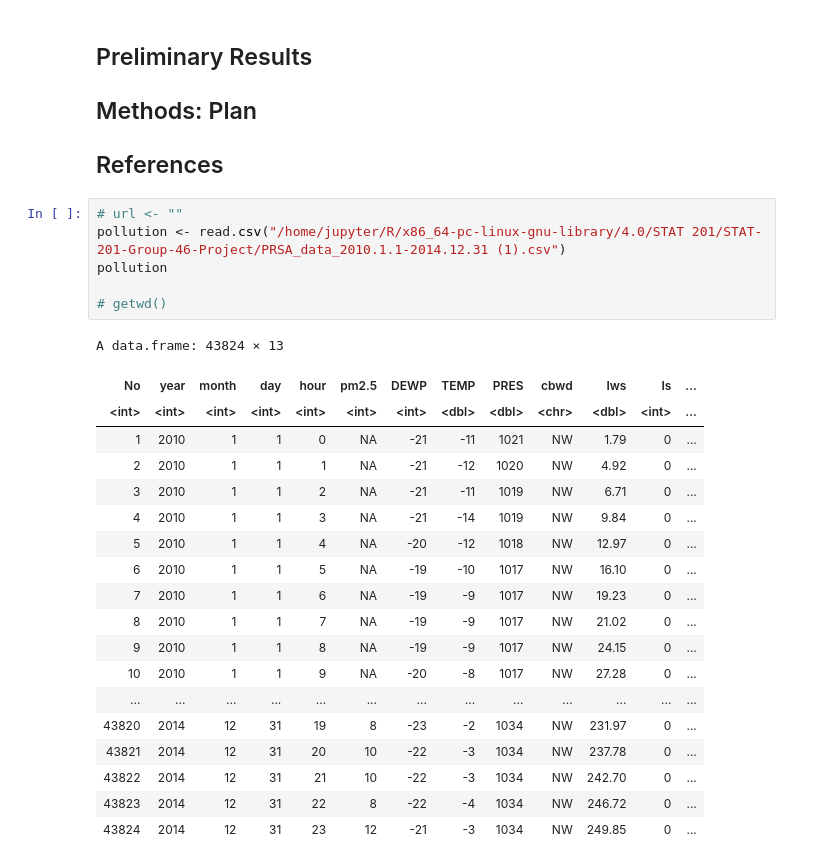
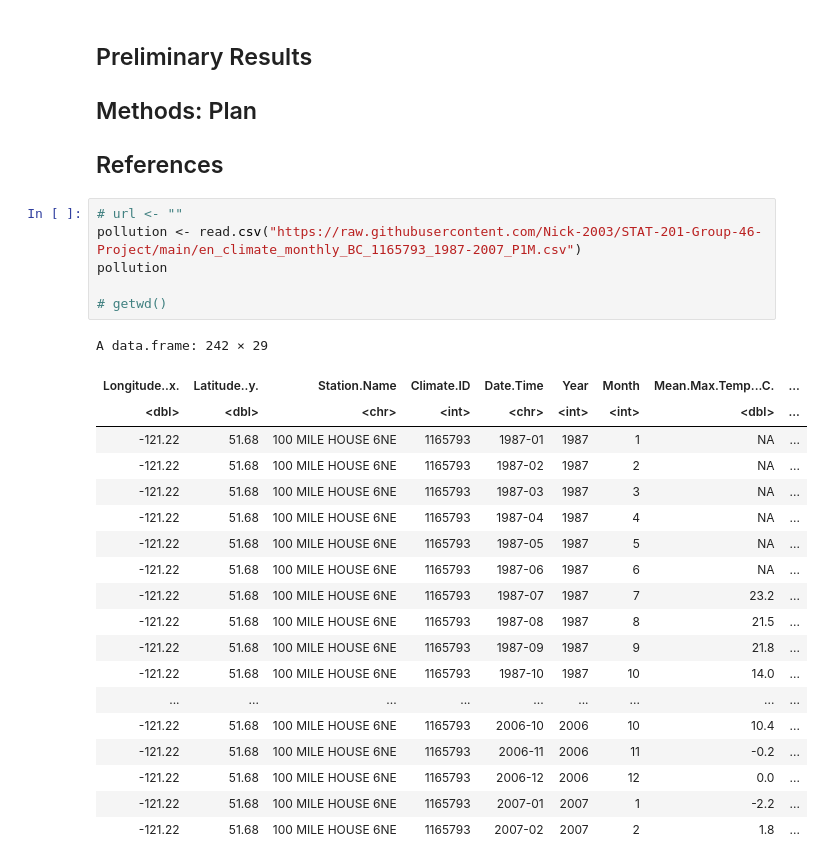
Before and after one commit to Nick-2003/STAT-201-Group-46-Project, a Jupyter notebook: STAT_201_Group_46_Project_Proposal.ipynb, the cells around one changed output. Cells and saved outputs as stored; diff of their text form.

```diff
--- a/STAT_201_Group_46_Project_Proposal.ipynb
+++ b/STAT_201_Group_46_Project_Proposal.ipynb
@@ -27,27 +27,27 @@ library(taxyvr)
 ## References
 # %%
 # url <- ""
-pollution <- read.csv("/home/jupyter/R/x86_64-pc-linux-gnu-library/4.0/STAT 201/STAT-201-Group-46-Project/PRSA_data_2010.1.1-2014.12.31 (1).csv")
+pollution <- read.csv("https://raw.githubusercontent.com/Nick-2003/STAT-201-Group-46-Project/main/en_climate_monthly_BC_1165793_1987-2007_P1M.csv")
 pollution
 
 # getwd()
 # %% [output]
-A data.frame: 43824 × 13
+A data.frame: 242 × 29
-| No | year | month | day | hour | pm2.5 | DEWP | TEMP | PRES | cbwd | Iws | Is | ... |
-| <int> | <int> | <int> | <int> | <int> | <int> | <int> | <dbl> | <dbl> | <chr> | <dbl> | <int> | ... |
-| 1 | 2010 | 1 | 1 | 0 | NA | -21 | -11 | 1021 | NW | 1.79 | 0 | ... |
-| 2 | 2010 | 1 | 1 | 1 | NA | -21 | -12 | 1020 | NW | 4.92 | 0 | ... |
-| 3 | 2010 | 1 | 1 | 2 | NA | -21 | -11 | 1019 | NW | 6.71 | 0 | ... |
-| 4 | 2010 | 1 | 1 | 3 | NA | -21 | -14 | 1019 | NW | 9.84 | 0 | ... |
-| 5 | 2010 | 1 | 1 | 4 | NA | -20 | -12 | 1018 | NW | 12.97 | 0 | ... |
-| 6 | 2010 | 1 | 1 | 5 | NA | -19 | -10 | 1017 | NW | 16.10 | 0 | ... |
-| 7 | 2010 | 1 | 1 | 6 | NA | -19 | -9 | 1017 | NW | 19.23 | 0 | ... |
-| 8 | 2010 | 1 | 1 | 7 | NA | -19 | -9 | 1017 | NW | 21.02 | 0 | ... |
-| 9 | 2010 | 1 | 1 | 8 | NA | -19 | -9 | 1017 | NW | 24.15 | 0 | ... |
-| 10 | 2010 | 1 | 1 | 9 | NA | -20 | -8 | 1017 | NW | 27.28 | 0 | ... |
-| ... | ... | ... | ... | ... | ... | ... | ... | ... | ... | ... | ... | ... |
-| 43820 | 2014 | 12 | 31 | 19 | 8 | -23 | -2 | 1034 | NW | 231.97 | 0 | ... |
-| 43821 | 2014 | 12 | 31 | 20 | 10 | -22 | -3 | 1034 | NW | 237.78 | 0 | ... |
-| 43822 | 2014 | 12 | 31 | 21 | 10 | -22 | -3 | 1034 | NW | 242.70 | 0 | ... |
-| 43823 | 2014 | 12 | 31 | 22 | 8 | -22 | -4 | 1034 | NW | 246.72 | 0 | ... |
-| 43824 | 2014 | 12 | 31 | 23 | 12 | -21 | -3 | 1034 | NW | 249.85 | 0 | ... |
+| Longitude..x. | Latitude..y. | Station.Name | Climate.ID | Date.Time | Year | Month | Mean.Max.Temp...C. | ... |
+| <dbl> | <dbl> | <chr> | <int> | <chr> | <int> | <int> | <dbl> | ... |
+| -121.22 | 51.68 | 100 MILE HOUSE 6NE | 1165793 | 1987-01 | 1987 | 1 | NA | ... |
+| -121.22 | 51.68 | 100 MILE HOUSE 6NE | 1165793 | 1987-02 | 1987 | 2 | NA | ... |
+| -121.22 | 51.68 | 100 MILE HOUSE 6NE | 1165793 | 1987-03 | 1987 | 3 | NA | ... |
+| -121.22 | 51.68 | 100 MILE HOUSE 6NE | 1165793 | 1987-04 | 1987 | 4 | NA | ... |
+| -121.22 | 51.68 | 100 MILE HOUSE 6NE | 1165793 | 1987-05 | 1987 | 5 | NA | ... |
+| -121.22 | 51.68 | 100 MILE HOUSE 6NE | 1165793 | 1987-06 | 1987 | 6 | NA | ... |
+| -121.22 | 51.68 | 100 MILE HOUSE 6NE | 1165793 | 1987-07 | 1987 | 7 | 23.2 | ... |
+| -121.22 | 51.68 | 100 MILE HOUSE 6NE | 1165793 | 1987-08 | 1987 | 8 | 21.5 | ... |
+| -121.22 | 51.68 | 100 MILE HOUSE 6NE | 1165793 | 1987-09 | 1987 | 9 | 21.8 | ... |
+| -121.22 | 51.68 | 100 MILE HOUSE 6NE | 1165793 | 1987-10 | 1987 | 10 | 14.0 | ... |
+| ... | ... | ... | ... | ... | ... | ... | ... | ... |
+| -121.22 | 51.68 | 100 MILE HOUSE 6NE | 1165793 | 2006-10 | 2006 | 10 | 10.4 | ... |
+| -121.22 | 51.68 | 100 MILE HOUSE 6NE | 1165793 | 2006-11 | 2006 | 11 | -0.2 | ... |
+| -121.22 | 51.68 | 100 MILE HOUSE 6NE | 1165793 | 2006-12 | 2006 | 12 | 0.0 | ... |
+| -121.22 | 51.68 | 100 MILE HOUSE 6NE | 1165793 | 2007-01 | 2007 | 1 | -2.2 | ... |
+| -121.22 | 51.68 | 100 MILE HOUSE 6NE | 1165793 | 2007-02 | 2007 | 2 | 1.8 | ... |
```
Also changed, not shown: 2 other files.
